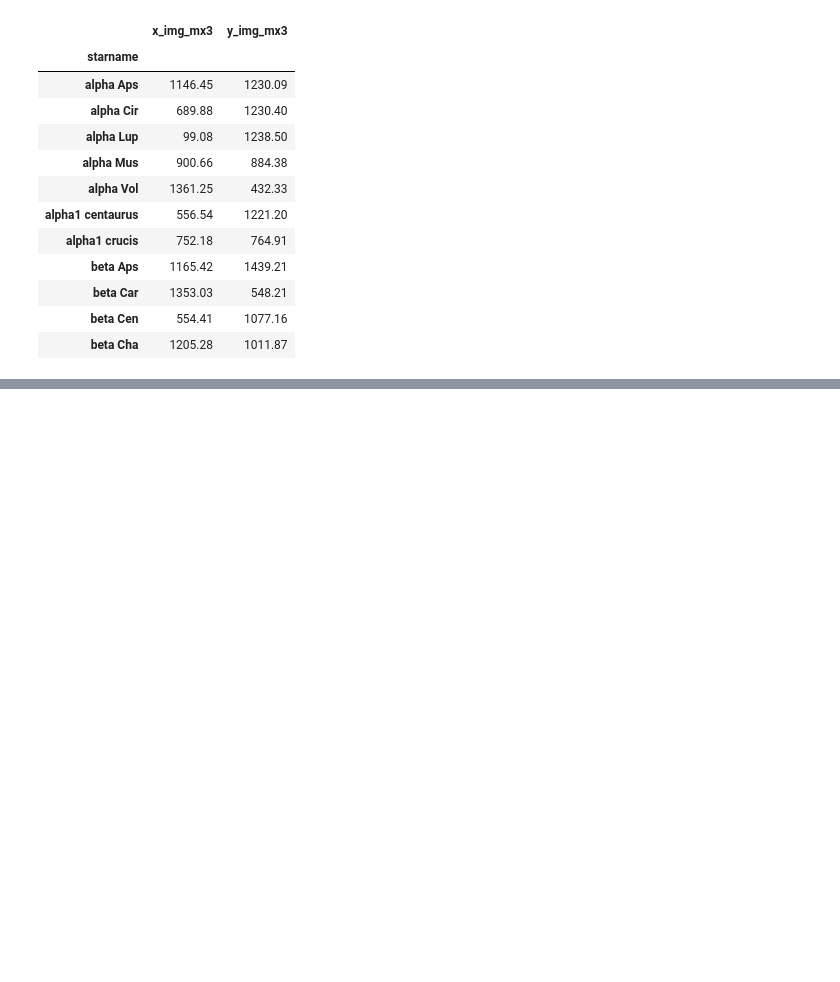
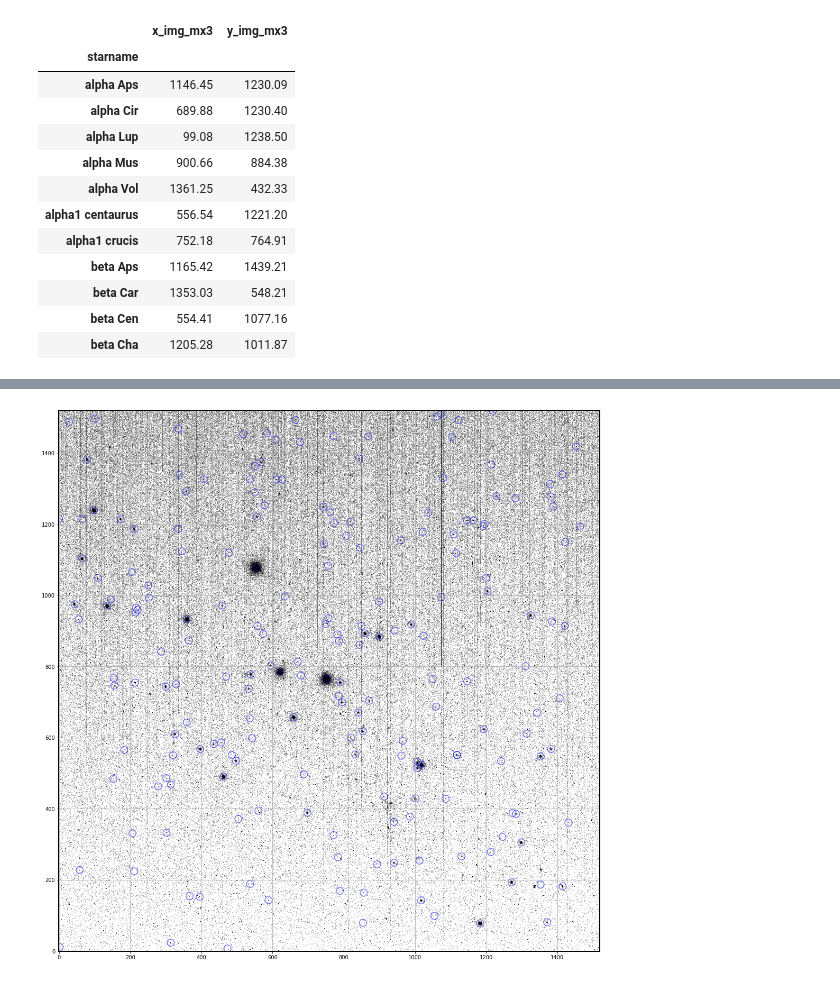
Before and after one commit to MuhammadVT/ECE5554_final_project, a Jupyter notebook: star_centroids.ipynb, the cells around one changed output, grey strips where cells are left out. Saved outputs shown, nothing was run; the diff lists cells and outputs as text; code cells hidden in the pictures; blank space fills up the shorter version.

Commit message:
added centroid location image

```diff
--- a/star_centroids.ipynb
+++ b/star_centroids.ipynb
@@ -45,3 +46,7 @@ stars[:11]  #show centroid pixel location for first ten stars
 | beta Car | 1353.03 | 548.21 |
 | beta Cen | 554.41 | 1077.16 |
 | beta Cha | 1205.28 | 1011.87 |
+# %%
+from astropy.stats import sigma_clipped_stats
+mean, median, std = sigma_clipped_stats(img_fits[img], sigma=3.0, iters=5)
+print((mean, median, std))
@@ -47,0 +55,6 @@ stars[:11]  #show centroid pixel location for first ten stars
+# %%
+from photutils import DAOStarFinder
+daofind = DAOStarFinder(fwhm=3.0, threshold=5.*std)
+sources = daofind(img_fits[img] - median)
+print(sources)
+centroids = pd.DataFrame([sources['xcentroid','ycentroid']])
@@ -47,0 +79,12 @@ stars[:11]  #show centroid pixel location for first ten stars
+# %%
+import matplotlib.pyplot as plt
+from astropy.visualization import SqrtStretch
+from astropy.visualization.mpl_normalize import ImageNormalize
+from photutils import CircularAperture
+positions = (sources['xcentroid'], sources['ycentroid'])
+apertures = CircularAperture(positions, r=10.)
+norm = ImageNormalize(stretch=SqrtStretch())
+plt.imshow(img_fits[img], cmap='Greys', origin='lower', norm=norm,vmin=mid,vmax=mid+5*std)
+apertures.plot(color='blue', lw=1.5, alpha=0.5)
+# %% [output]
+[figure, added]
```
Also changed, not shown: parts of 4 cells of this notebook.
